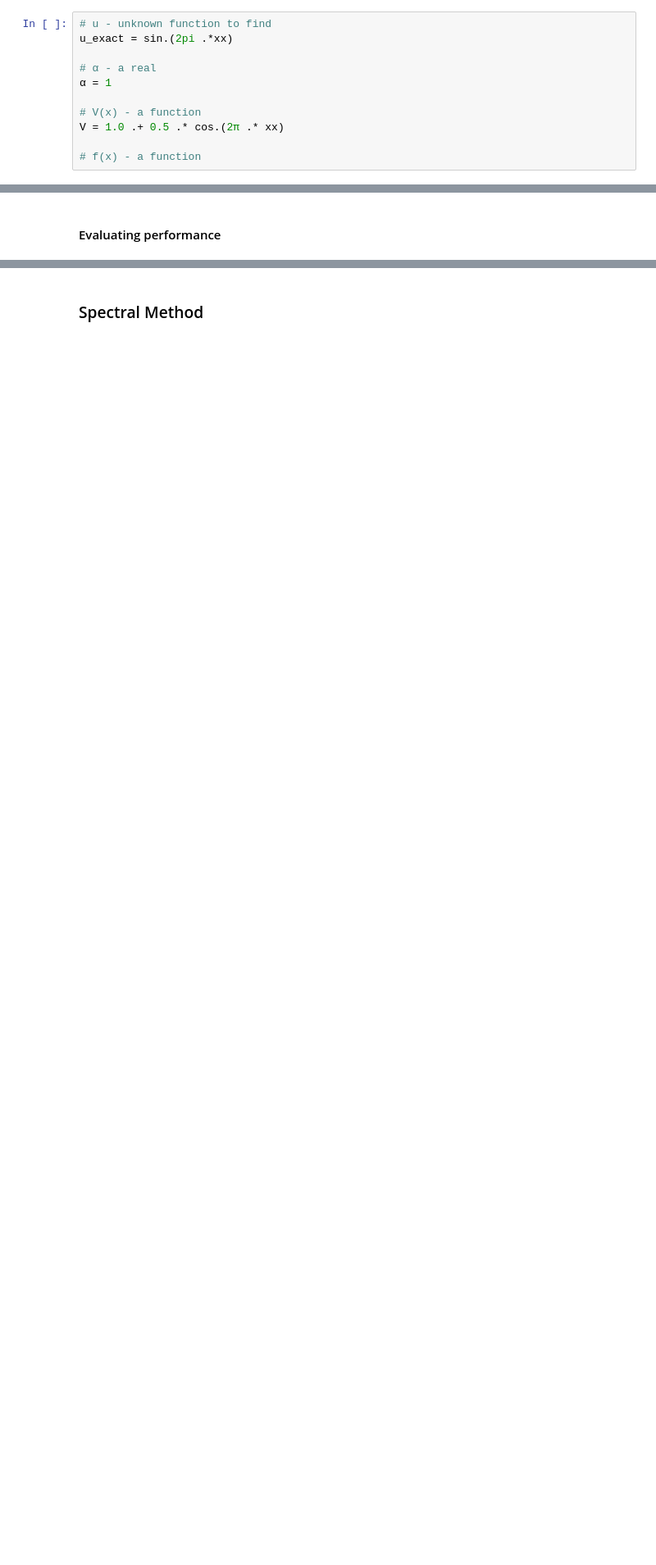
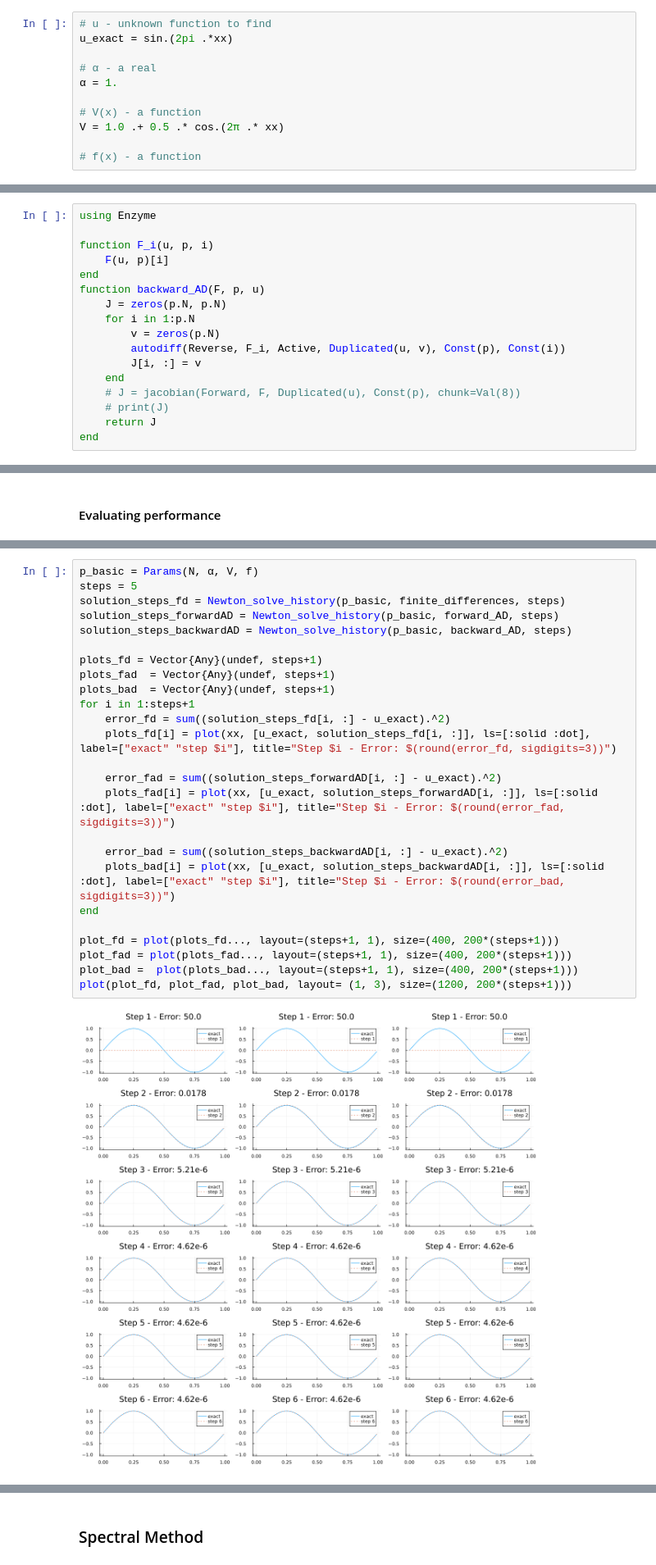
Before and after one commit to bareyan/PDE_adjoint_solver, a Jupyter notebook: playground.ipynb, the cells around one changed output, grey strips where cells are left out. Shown at 82% size. Drawn from its saved outputs; the diff is of its cells as text; blank space fills up the shorter version.

Commit message:
Forward problem non spectral finished

```diff
--- a/playground.ipynb
+++ b/playground.ipynb
@@ -50,7 +49,7 @@ xx = linspace(0, 1, N)
 u_exact = sin.(2pi .*xx)
 
 # α - a real
-α = 1
+α = 1.
 
 # V(x) - a function
 V = 1.0 .+ 0.5 .* cos.(2π .* xx)
@@ -218,2 +232,19 @@ finite_differences (generic function with 4 methods)
 # %% [markdown]
 **Reverse Mode AD**
+# %%
+using Enzyme
+
+function F_i(u, p, i)
+    F(u, p)[i]
+end
+function backward_AD(F, p, u)
+    J = zeros(p.N, p.N)
+    for i in 1:p.N
+        v = zeros(p.N)
+        autodiff(Reverse, F_i, Active, Duplicated(u, v), Const(p), Const(i))
+        J[i, :] = v
+    end
+    # J = jacobian(Forward, F, Duplicated(u), Const(p), chunk=Val(8))
+    # print(J)
+    return J
+end
@@ -221,0 +257,27 @@ finite_differences (generic function with 4 methods)
+# %%
+p_basic = Params(N, α, V, f)
+steps = 5
+solution_steps_fd = Newton_solve_history(p_basic, finite_differences, steps)
+solution_steps_forwardAD = Newton_solve_history(p_basic, forward_AD, steps)
+solution_steps_backwardAD = Newton_solve_history(p_basic, backward_AD, steps)
+
+plots_fd = Vector{Any}(undef, steps+1)
+plots_fad  = Vector{Any}(undef, steps+1)
+plots_bad  = Vector{Any}(undef, steps+1)
+for i in 1:steps+1
+    error_fd = sum((solution_steps_fd[i, :] - u_exact).^2)
+    plots_fd[i] = plot(xx, [u_exact, solution_steps_fd[i, :]], ls=[:solid :dot], label=["exact" "step $i"], title="Step $i - Error: $(round(error_fd, sigdigits=3))")
+
+    error_fad = sum((solution_steps_forwardAD[i, :] - u_exact).^2)
+    plots_fad[i] = plot(xx, [u_exact, solution_steps_forwardAD[i, :]], ls=[:solid :dot], label=["exact" "step $i"], title="Step $i - Error: $(round(error_fad, sigdigits=3))")
+
+    error_bad = sum((solution_steps_backwardAD[i, :] - u_exact).^2)
+    plots_bad[i] = plot(xx, [u_exact, solution_steps_backwardAD[i, :]], ls=[:solid :dot], label=["exact" "step $i"], title="Step $i - Error: $(round(error_bad, sigdigits=3))")
+end
+
+plot_fd = plot(plots_fd..., layout=(steps+1, 1), size=(400, 200*(steps+1)))
+plot_fad = plot(plots_fad..., layout=(steps+1, 1), size=(400, 200*(steps+1)))
+plot_bad =  plot(plots_bad..., layout=(steps+1, 1), size=(400, 200*(steps+1)))
+plot(plot_fd, plot_fad, plot_bad, layout= (1, 3), size=(1200, 200*(steps+1)))
+# %% [output]
+[figure, added]
```
Also changed, not shown: parts of 16 cells of this notebook, 2 other files.
